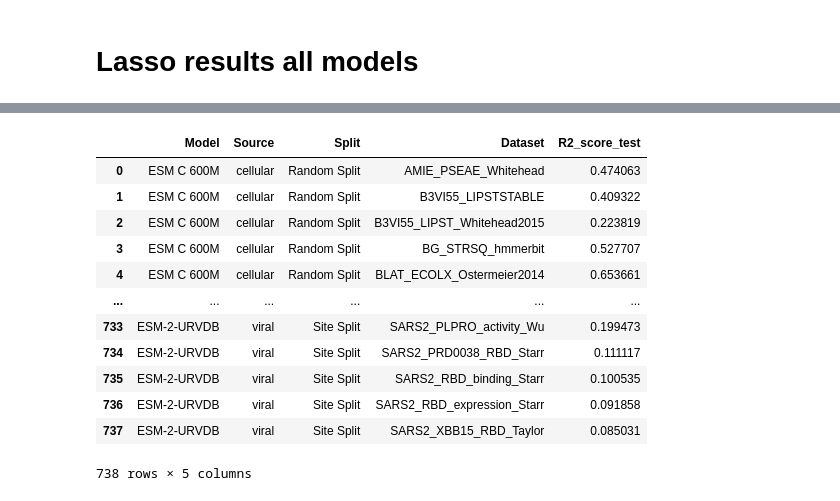
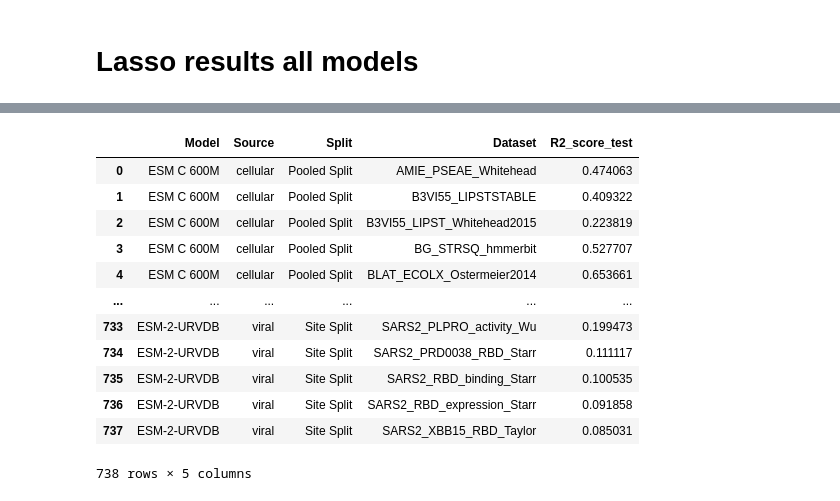
Before and after one commit to ziul-bio/DMS-SiteEffect-PLM, a Jupyter notebook: notebooks/results_lassoCV.ipynb, the cells around one changed output, grey strips where cells are left out. Drawn from its saved outputs; the diff is of its cells as text; code cells hidden in the pictures.

```diff
--- a/notebooks/results_lassoCV.ipynb
+++ b/notebooks/results_lassoCV.ipynb
@@ -288,35 +274,35 @@ avg
 # %%
 lassocv = pd.DataFrame()
 for model in ['esm2_650m', 'esmc_600m', 'rsawhney_esm2_3B', 'esm2_viral_650m_MP15_partial_CRVDBv30', 'esm2_viral_650m_MP15_partial_URVDBv30']:
     for source in ['viral', 'cellular']:
         for method in ['pool_split', 'site_split']:
             res_dir_path = f'../experiments/lassoCV/{model}/{source}/{method}/'
             res = read_results(res_dir_path, model)
             res['Source'] = source
             res['Split'] = method
 
             lassocv = pd.concat([lassocv, res], ignore_index=True)
 
 rename_map = {
     'esm2_650m':'ESM-2 650M',
     'esmc_600m':'ESM C 600M',
     'esm2_viral_650m_MP15_partial_CRVDBv30':'ESM-2-CRVDB',
     'esm2_viral_650m_MP15_partial_URVDBv30':'ESM-2-URVDB',
     'rsawhney_esm2_3B':'ESM-2 3B Sawhney',
-    'pool_split':'Random Split',
+    'pool_split':'Pooled Split',
     'site_split':'Site Split',
     }
 
 lassocv.replace(rename_map, inplace=True)
 lassocv = lassocv.groupby(['Model', 'Source', 'Split', 'Dataset'], as_index=False)['R2_score_test'].mean()
 lassocv
 # %% [output]
 |  | Model | Source | Split | Dataset | R2_score_test |
-| 0 | ESM C 600M | cellular | Random Split | AMIE_PSEAE_Whitehead | 0.474063 |
-| 1 | ESM C 600M | cellular | Random Split | B3VI55_LIPSTSTABLE | 0.409322 |
-| 2 | ESM C 600M | cellular | Random Split | B3VI55_LIPST_Whitehead2015 | 0.223819 |
-| 3 | ESM C 600M | cellular | Random Split | BG_STRSQ_hmmerbit | 0.527707 |
-| 4 | ESM C 600M | cellular | Random Split | BLAT_ECOLX_Ostermeier2014 | 0.653661 |
+| 0 | ESM C 600M | cellular | Pooled Split | AMIE_PSEAE_Whitehead | 0.474063 |
+| 1 | ESM C 600M | cellular | Pooled Split | B3VI55_LIPSTSTABLE | 0.409322 |
+| 2 | ESM C 600M | cellular | Pooled Split | B3VI55_LIPST_Whitehead2015 | 0.223819 |
+| 3 | ESM C 600M | cellular | Pooled Split | BG_STRSQ_hmmerbit | 0.527707 |
+| 4 | ESM C 600M | cellular | Pooled Split | BLAT_ECOLX_Ostermeier2014 | 0.653661 |
 | ... | ... | ... | ... | ... | ... |
 | 733 | ESM-2-URVDB | viral | Site Split | SARS2_PLPRO_activity_Wu | 0.199473 |
 | 734 | ESM-2-URVDB | viral | Site Split | SARS2_PRD0038_RBD_Starr | 0.111117 |
```
Also changed, not shown: parts of 7 cells of this notebook.
